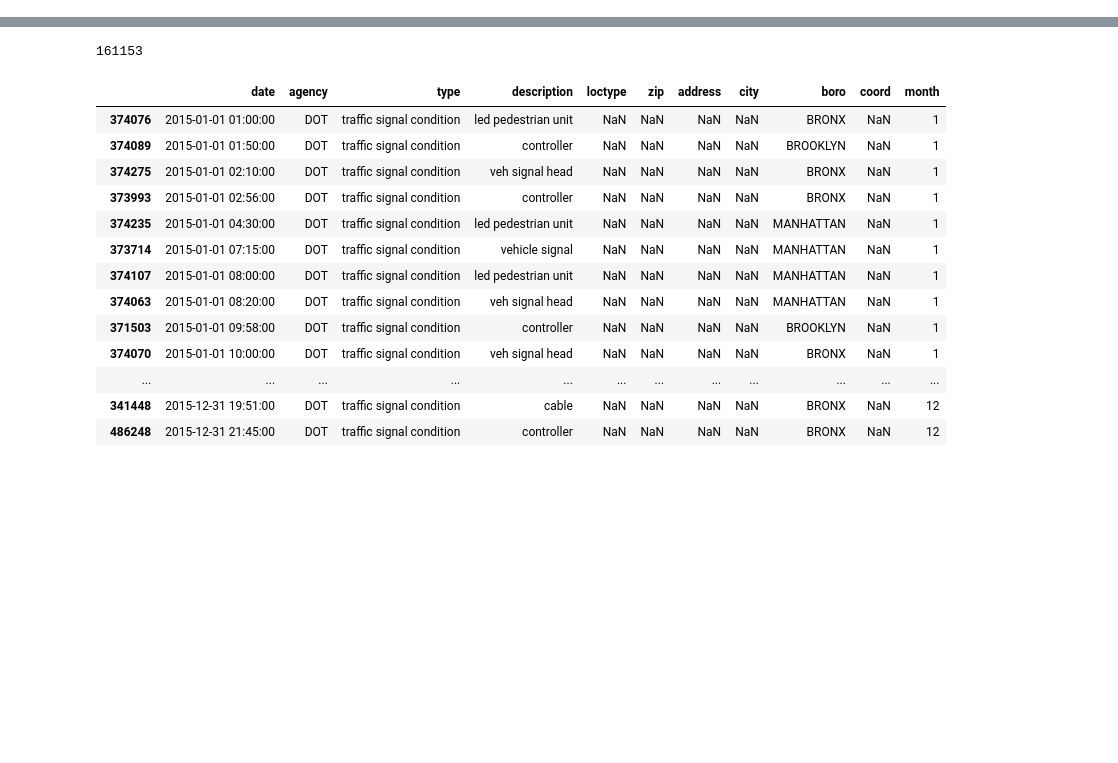
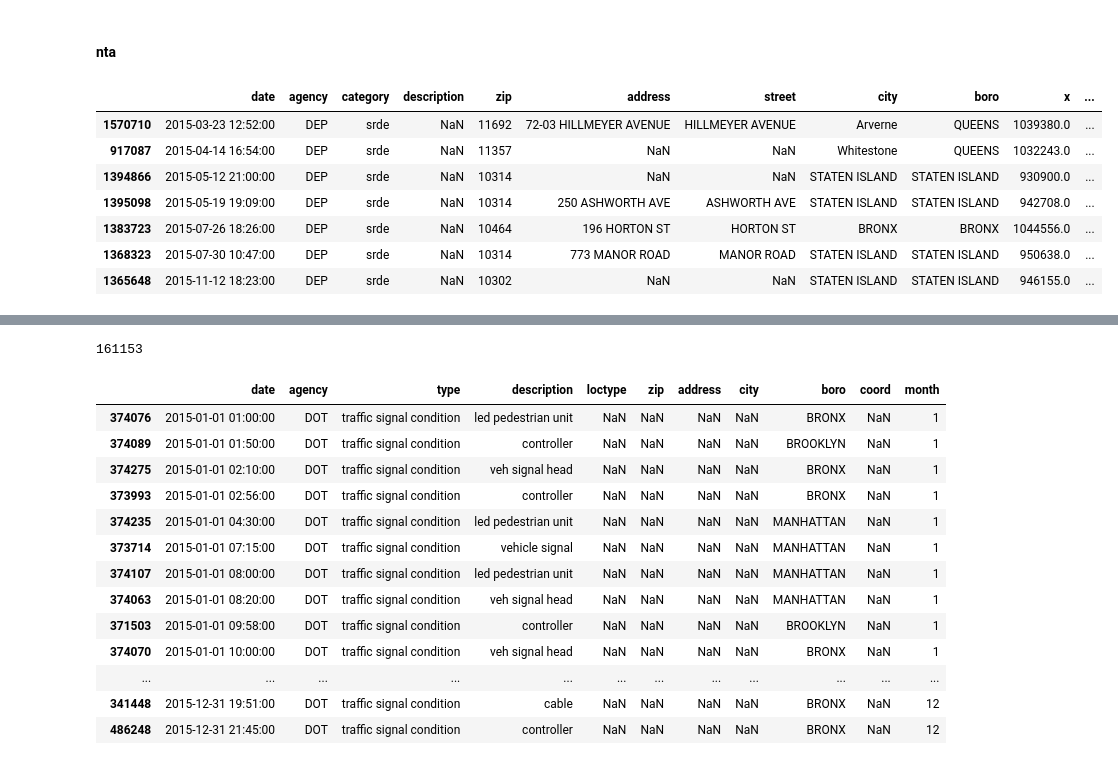
Before and after one commit to annemanguyen/metis_projects, a Jupyter notebook: 311/311.ipynb, the cells around one changed output, grey strips where cells are left out. Drawn from its saved outputs; the diff is of its cells as text; code cells hidden in the pictures; blank space fills up the shorter version.

```diff
--- a/311/311.ipynb
+++ b/311/311.ipynb
@@ -20,0 +87,2 @@ c['description'] = c['description'].str.lower()
+# %% [markdown]
+#### nta
@@ -20,0 +91,11 @@ c['description'] = c['description'].str.lower()
+# %%
+full[full.category=='srde']
+# %% [output]
+|  | date | agency | category | description | zip | address | street | city | boro | x | ... |
+| 1570710 | 2015-03-23 12:52:00 | DEP | srde | NaN | 11692 | 72-03 HILLMEYER AVENUE | HILLMEYER AVENUE | Arverne | QUEENS | 1039380.0 | ... |
+| 917087 | 2015-04-14 16:54:00 | DEP | srde | NaN | 11357 | NaN | NaN | Whitestone | QUEENS | 1032243.0 | ... |
+| 1394866 | 2015-05-12 21:00:00 | DEP | srde | NaN | 10314 | NaN | NaN | STATEN ISLAND | STATEN ISLAND | 930900.0 | ... |
+| 1395098 | 2015-05-19 19:09:00 | DEP | srde | NaN | 10314 | 250 ASHWORTH AVE | ASHWORTH AVE | STATEN ISLAND | STATEN ISLAND | 942708.0 | ... |
+| 1383723 | 2015-07-26 18:26:00 | DEP | srde | NaN | 10464 | 196 HORTON ST | HORTON ST | BRONX | BRONX | 1044556.0 | ... |
+| 1368323 | 2015-07-30 10:47:00 | DEP | srde | NaN | 10314 | 773 MANOR ROAD | MANOR ROAD | STATEN ISLAND | STATEN ISLAND | 950638.0 | ... |
+| 1365648 | 2015-11-12 18:23:00 | DEP | srde | NaN | 10302 | NaN | NaN | STATEN ISLAND | STATEN ISLAND | 946155.0 | ... |
```
Also changed, not shown: parts of 67 cells of this notebook, 11 other files.
